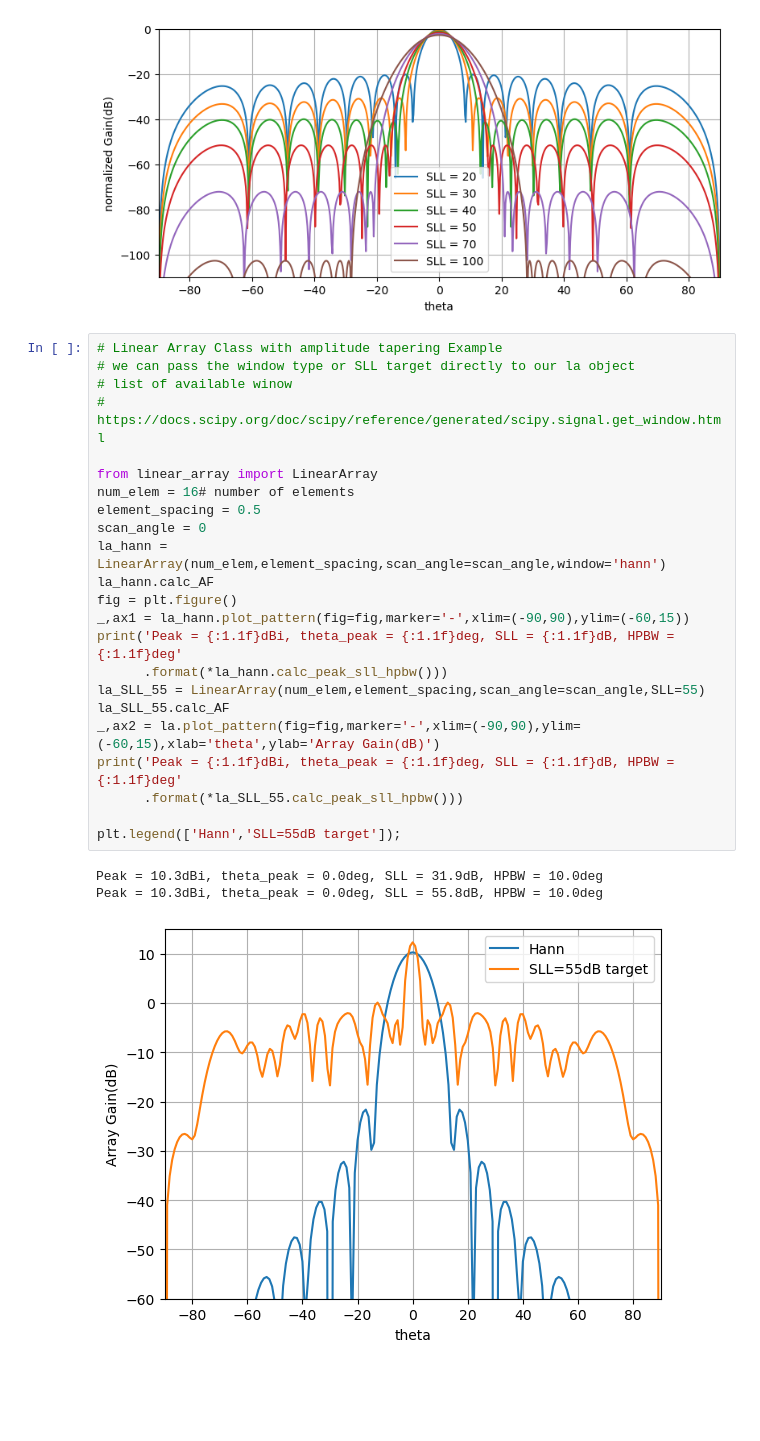
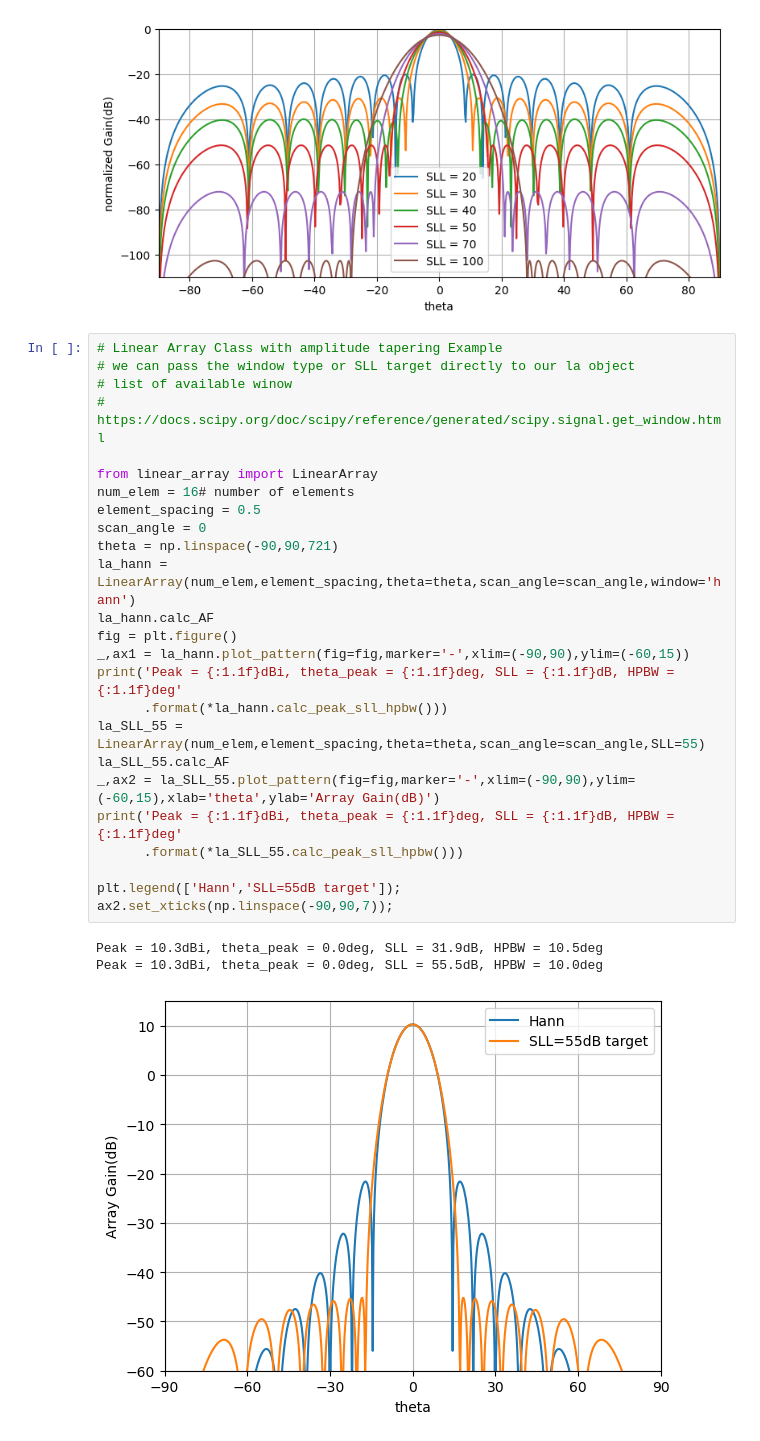
Before and after one commit to mimfar/antenna_array, a Jupyter notebook: Examples.ipynb, the cells around one changed output. Cells and saved outputs as stored; diff of their text form; blank space fills up the shorter version.

```diff
--- a/Examples.ipynb
+++ b/Examples.ipynb
@@ -282,30 +282,32 @@ blackmanharris   9.0   89.3  13.5
 # %%
 # Linear Array Class with amplitude tapering Example
 # we can pass the window type or SLL target directly to our la object
 # list of available winow
 # https://docs.scipy.org/doc/scipy/reference/generated/scipy.signal.get_window.html
 
 from linear_array import LinearArray
 num_elem = 16# number of elements
 element_spacing = 0.5
 scan_angle = 0
-la_hann = LinearArray(num_elem,element_spacing,scan_angle=scan_angle,window='hann')
+theta = np.linspace(-90,90,721)
+la_hann = LinearArray(num_elem,element_spacing,theta=theta,scan_angle=scan_angle,window='hann')
 la_hann.calc_AF
 fig = plt.figure()
 _,ax1 = la_hann.plot_pattern(fig=fig,marker='-',xlim=(-90,90),ylim=(-60,15))
 print('Peak = {:1.1f}dBi, theta_peak = {:1.1f}deg, SLL = {:1.1f}dB, HPBW = {:1.1f}deg'
       .format(*la_hann.calc_peak_sll_hpbw()))
-la_SLL_55 = LinearArray(num_elem,element_spacing,scan_angle=scan_angle,SLL=55)
+la_SLL_55 = LinearArray(num_elem,element_spacing,theta=theta,scan_angle=scan_angle,SLL=55)
 la_SLL_55.calc_AF
-_,ax2 = la.plot_pattern(fig=fig,marker='-',xlim=(-90,90),ylim=(-60,15),xlab='theta',ylab='Array Gain(dB)')
+_,ax2 = la_SLL_55.plot_pattern(fig=fig,marker='-',xlim=(-90,90),ylim=(-60,15),xlab='theta',ylab='Array Gain(dB)')
 print('Peak = {:1.1f}dBi, theta_peak = {:1.1f}deg, SLL = {:1.1f}dB, HPBW = {:1.1f}deg'
       .format(*la_SLL_55.calc_peak_sll_hpbw()))
 
 plt.legend(['Hann','SLL=55dB target']);
+ax2.set_xticks(np.linspace(-90,90,7));
 # %% [output]
-Peak = 10.3dBi, theta_peak = 0.0deg, SLL = 31.9dB, HPBW = 10.0deg
-Peak = 10.3dBi, theta_peak = 0.0deg, SLL = 55.8dB, HPBW = 10.0deg
+Peak = 10.3dBi, theta_peak = 0.0deg, SLL = 31.9dB, HPBW = 10.5deg
+Peak = 10.3dBi, theta_peak = 0.0deg, SLL = 55.5dB, HPBW = 10.0deg
-[figure, old version]
+[figure, new version]
 # %% [markdown]
 # Planar Array
 The planar array class follows the same methods of the Linear Array class.
```
Also changed, not shown: parts of 14 cells of this notebook, 3 other files.
